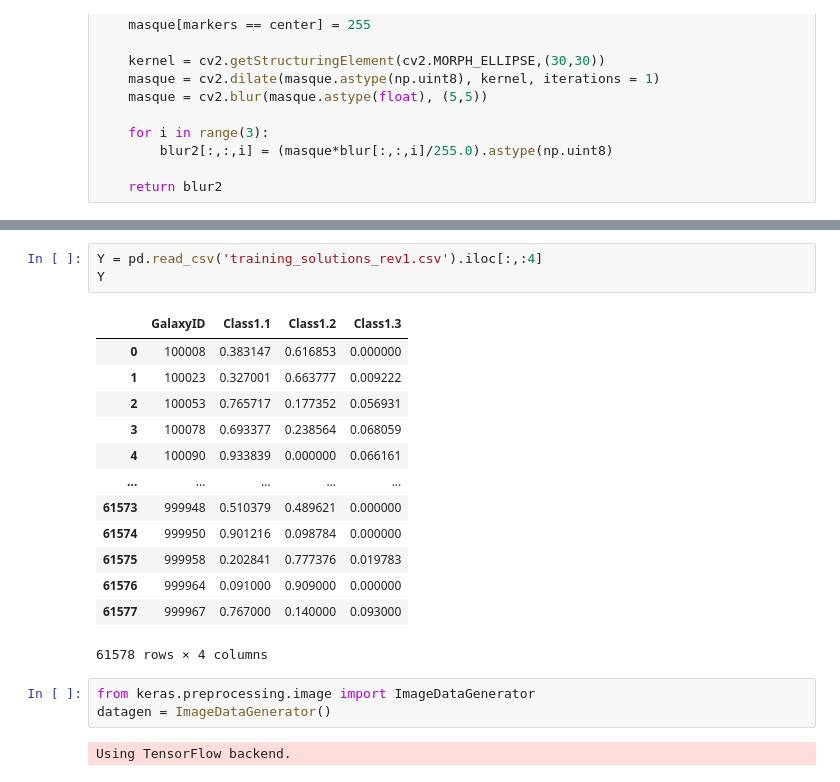
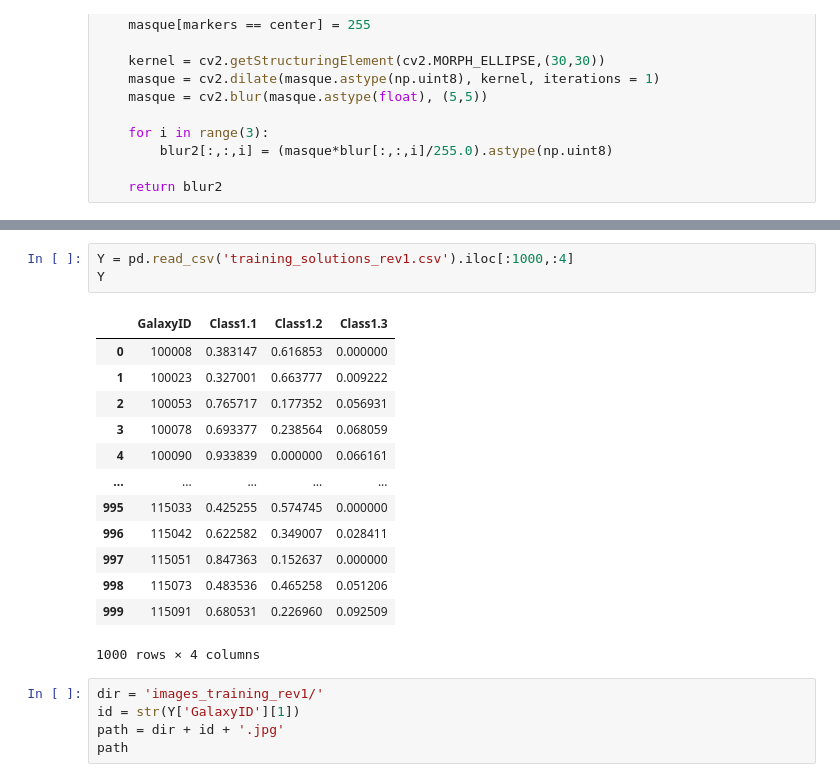
Before and after one commit to ChristopheGARREAU/ComputerVision, a Jupyter notebook: data_galaxy_zoo/Transfo_images.ipynb, the cells around one changed output, grey strips where cells are left out. Cells and saved outputs as stored; diff of their text form.

```diff
--- a/data_galaxy_zoo/Transfo_images.ipynb
+++ b/data_galaxy_zoo/Transfo_images.ipynb
@@ -80,22 +106,22 @@ sample_class_2/208686.jpg
 # %%
-Y = pd.read_csv('training_solutions_rev1.csv').iloc[:,:4]
+Y = pd.read_csv('training_solutions_rev1.csv').iloc[:1000,:4]
 Y
 # %% [output]
 |  | GalaxyID | Class1.1 | Class1.2 | Class1.3 |
 | 0 | 100008 | 0.383147 | 0.616853 | 0.000000 |
 | 1 | 100023 | 0.327001 | 0.663777 | 0.009222 |
 | 2 | 100053 | 0.765717 | 0.177352 | 0.056931 |
 | 3 | 100078 | 0.693377 | 0.238564 | 0.068059 |
 | 4 | 100090 | 0.933839 | 0.000000 | 0.066161 |
 | ... | ... | ... | ... | ... |
-| 61573 | 999948 | 0.510379 | 0.489621 | 0.000000 |
-| 61574 | 999950 | 0.901216 | 0.098784 | 0.000000 |
-| 61575 | 999958 | 0.202841 | 0.777376 | 0.019783 |
-| 61576 | 999964 | 0.091000 | 0.909000 | 0.000000 |
-| 61577 | 999967 | 0.767000 | 0.140000 | 0.093000 |
+| 995 | 115033 | 0.425255 | 0.574745 | 0.000000 |
+| 996 | 115042 | 0.622582 | 0.349007 | 0.028411 |
+| 997 | 115051 | 0.847363 | 0.152637 | 0.000000 |
+| 998 | 115073 | 0.483536 | 0.465258 | 0.051206 |
+| 999 | 115091 | 0.680531 | 0.226960 | 0.092509 |
-61578 rows × 4 columns
+1000 rows × 4 columns
-# %%
-from keras.preprocessing.image import ImageDataGenerator
-datagen = ImageDataGenerator()
-# %% [output]
-Using TensorFlow backend.
+# %%
+dir = 'images_training_rev1/'
+id = str(Y['GalaxyID'][1])
+path = dir + id + '.jpg'
+path
```
Also changed, not shown: parts of 23 cells of this notebook, 5 other files.
